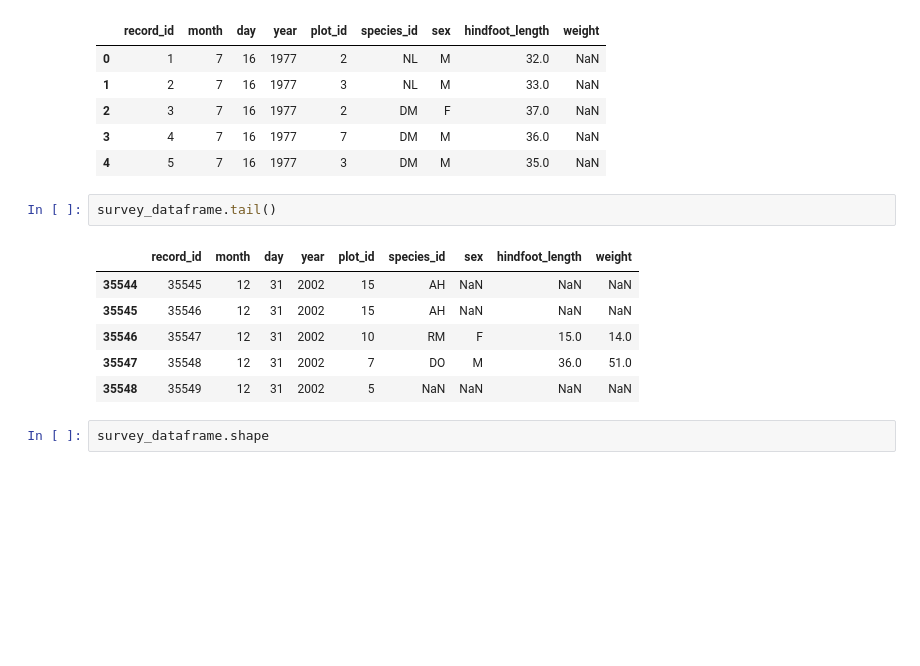
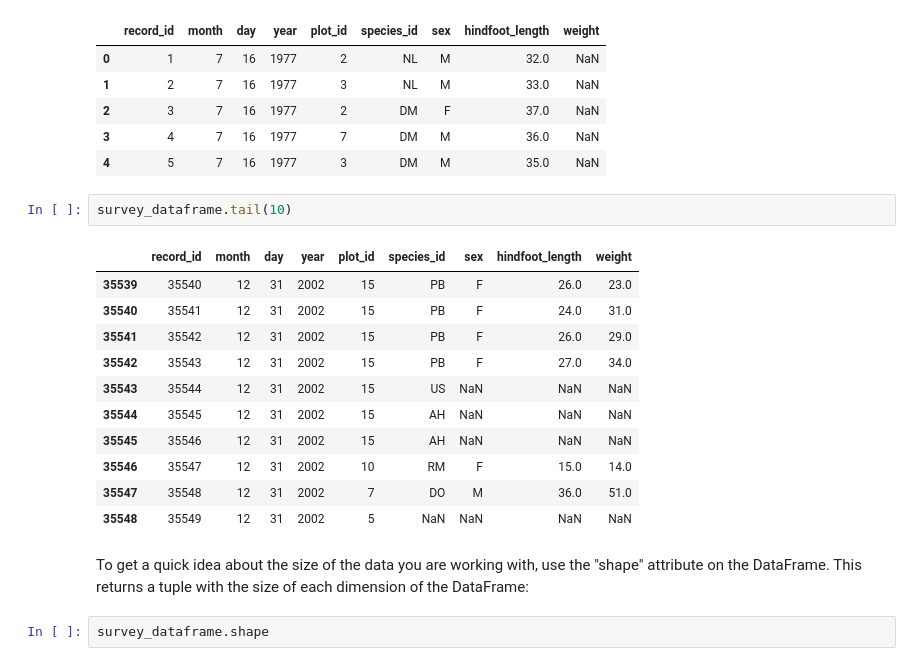
Before and after one commit to NCSU-Libraries/pandas-code4lib-2017, a Jupyter notebook: notebooks/workshop_1.ipynb, the cells around one changed output. Drawn from its saved outputs; the diff is of its cells as text; blank space fills up the shorter version.

```diff
--- a/notebooks/workshop_1.ipynb
+++ b/notebooks/workshop_1.ipynb
@@ -149,14 +165,21 @@ survey_dataframe.head()
 | 3 | 4 | 7 | 16 | 1977 | 7 | DM | M | 36.0 | NaN |
 | 4 | 5 | 7 | 16 | 1977 | 3 | DM | M | 35.0 | NaN |
 # %%
-survey_dataframe.tail()
+survey_dataframe.tail(10)
 # %% [output]
 |  | record_id | month | day | year | plot_id | species_id | sex | hindfoot_length | weight |
+| 35539 | 35540 | 12 | 31 | 2002 | 15 | PB | F | 26.0 | 23.0 |
+| 35540 | 35541 | 12 | 31 | 2002 | 15 | PB | F | 24.0 | 31.0 |
+| 35541 | 35542 | 12 | 31 | 2002 | 15 | PB | F | 26.0 | 29.0 |
+| 35542 | 35543 | 12 | 31 | 2002 | 15 | PB | F | 27.0 | 34.0 |
+| 35543 | 35544 | 12 | 31 | 2002 | 15 | US | NaN | NaN | NaN |
 | 35544 | 35545 | 12 | 31 | 2002 | 15 | AH | NaN | NaN | NaN |
 | 35545 | 35546 | 12 | 31 | 2002 | 15 | AH | NaN | NaN | NaN |
 | 35546 | 35547 | 12 | 31 | 2002 | 10 | RM | F | 15.0 | 14.0 |
 | 35547 | 35548 | 12 | 31 | 2002 | 7 | DO | M | 36.0 | 51.0 |
 | 35548 | 35549 | 12 | 31 | 2002 | 5 | NaN | NaN | NaN | NaN |
+# %% [markdown]
+To get a quick idea about the size of the data you are working with, use the "shape" attribute on the DataFrame. This returns a tuple with the size of each dimension of the DataFrame:
 # %%
 survey_dataframe.shape
 # %% [output]
```
Also changed, not shown: parts of 28 cells of this notebook.
